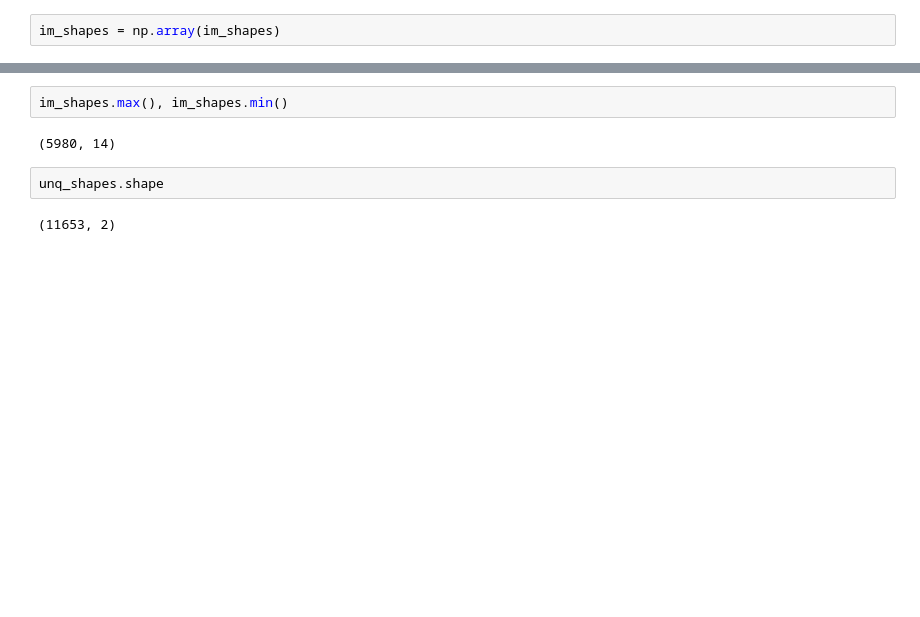
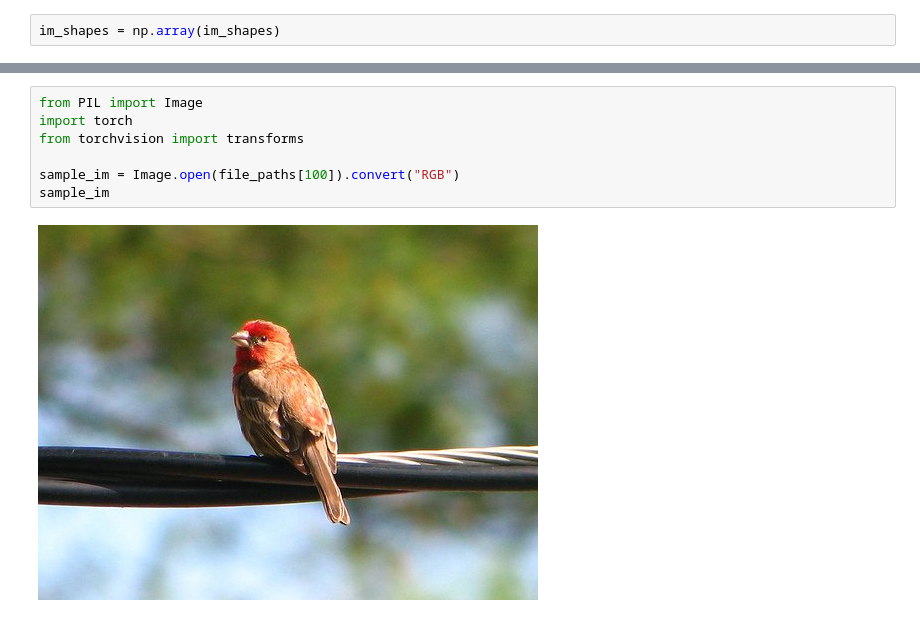
Before and after one commit to sftekin/DeepEMD, a Jupyter notebook: eda/analysis.ipynb, the cells around one changed output, grey strips where cells are left out. Saved outputs shown, nothing was run; the diff lists cells and outputs as text; blank space fills up the shorter version.

```diff
--- a/eda/analysis.ipynb
+++ b/eda/analysis.ipynb
@@ -101,11 +101,12 @@ ax[1].set_title("Resolution Sized by Popularity")
 plt.show()
 # %% [output]
 [figure]
-# %%
-im_shapes.max(), im_shapes.min()
-# %% [output]
-(5980, 14)
-# %%
-unq_shapes.shape
-# %% [output]
-(11653, 2)
+# %%
+from PIL import Image
+import torch
+from torchvision import transforms
+
+sample_im = Image.open(file_paths[100]).convert("RGB")
+sample_im
+# %% [output]
+[figure, added]
```
Also changed, not shown: parts of 6 cells of this notebook, 1 other file.
